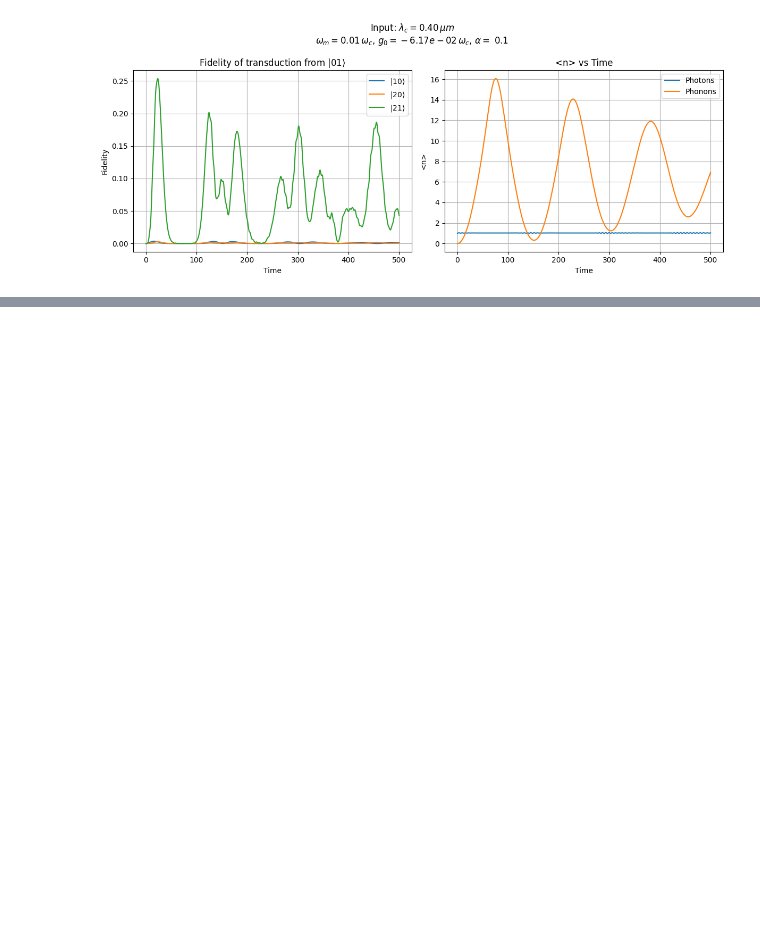
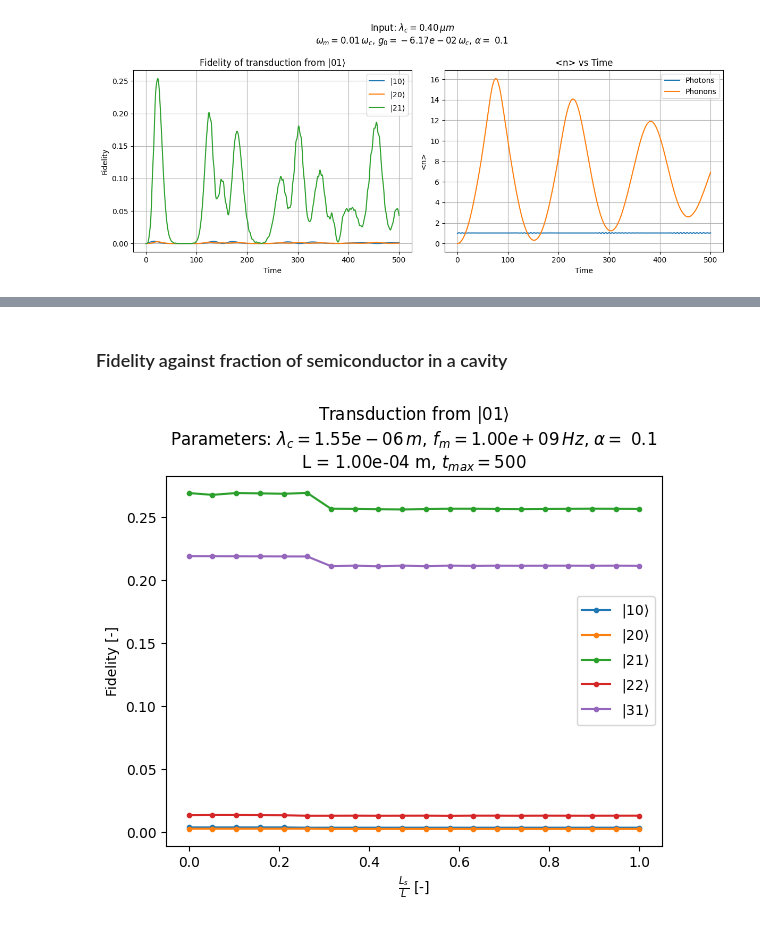
Before and after one commit to RokasBubulis/AM4, a Jupyter notebook: main.ipynb, the cells around one changed output, grey strips where cells are left out. Cells and saved outputs as stored; diff of their text form; code cells hidden in the pictures; blank space fills up the shorter version.

```diff
--- a/main.ipynb
+++ b/main.ipynb
@@ -216,0 +60,38 @@ Cavity length: 1.10e-04, semiconductor length: 0.0001
+# %% [markdown]
+### Fidelity against fraction of semiconductor in a cavity
+# %%
+alpha = 0.1
+wavelength_photon = 1.55*1e-6 # m
+frequency_phonon = 1e9 # Hz
+tmax = 500
+
+omega_phonon = 2*np.pi*frequency_phonon
+cavity_semiconductor_length_factor = 2
+cavity_length = 1e-4 # m
+
+omega_photon = 2*np.pi*3*10**8/wavelength_photon
+expected_keys = ['10', '20', '21', '22', '31']
+fidelity_dict = {key: [] for key in expected_keys}
+
+length_factors = np.linspace(0, 1, 20)
+for factor in length_factors:
+    omega_array, g_0_array = compute_g0(outcar_name='OUTCAR_hydrostatic_100kB',
+        plot_min_wavelength=0.4*1e-6, plot_max_wavelength= 1.7*1e-6, plot=False,
+        cavity_length= cavity_length, semiconductor_length= cavity_length*factor)
+
+    max_fidelities, results = compute_fidelity(omega_array, g_0_array, alpha, omega_photon, omega_phonon,
+                 photon_loss_rate = 0, truncation_photon_space = 5, truncation_phonon_space = 50, simulation_time = tmax,
+                 plot = False, set_g_0 = None)
+
+    for key, value in max_fidelities.items():
+        fidelity_dict[key].append(value)
+
+for key in expected_keys:
+    plt.plot(length_factors, fidelity_dict[key], label=rf'$\vert {key}\rangle$', marker='.')
+plt.xlabel(r'$\frac{L_s}{L}$ [-]')
+plt.ylabel('Fidelity [-]')
+plt.title(r'Transduction from $\vert 01 \rangle$' '\n' rf'Parameters: $\lambda_c = {wavelength_photon:.2e} \, m$, ' rf'$f_m = {frequency_phonon:.2e} \, Hz$, $\alpha =$ {alpha}' '\n' rf'L = {cavity_length:.2e} m, ' r'$t_{max} = $' f'{tmax}')
+plt.legend()
+plt.show()
+# %% [output]
+[figure, added]
```
Also changed, not shown: parts of 9 cells of this notebook, 2 other files.
